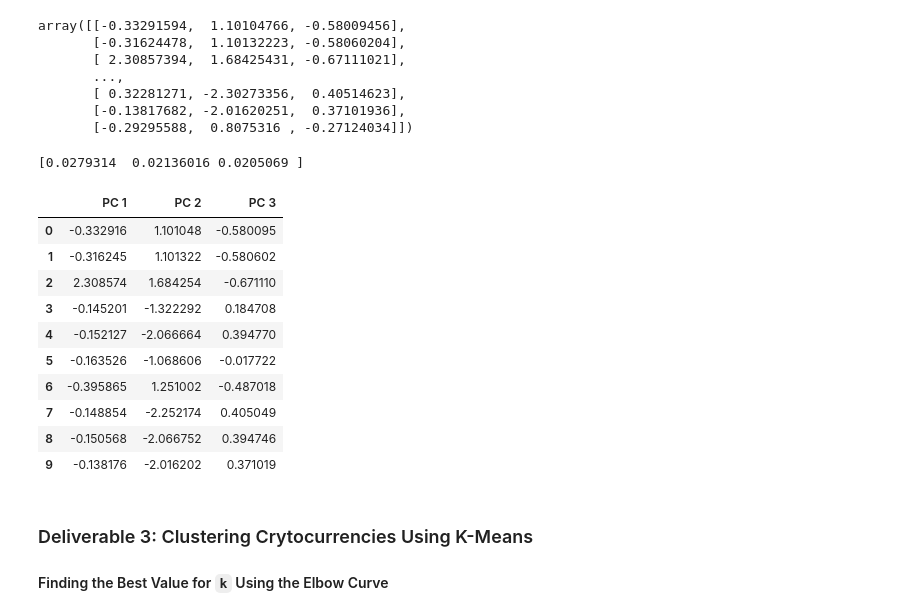
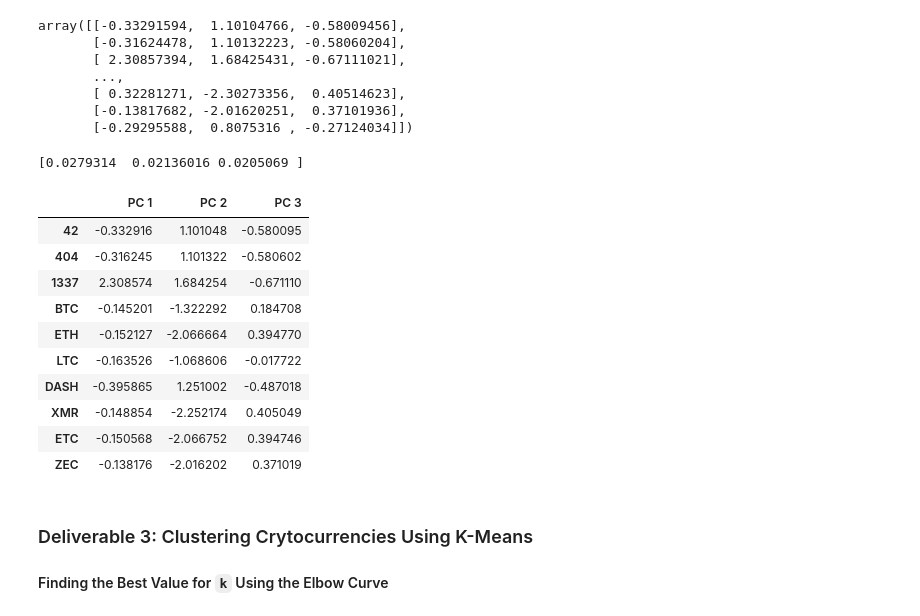
Before and after one commit to Daniel-Sanudo/Cryptocurrencies, a Jupyter notebook: crypto_clustering.ipynb, the cells around one changed output. Cells and saved outputs as stored; diff of their text form; code cells hidden in the pictures.

Commit message:
Modified the principal component's dataframe index

```diff
--- a/crypto_clustering.ipynb
+++ b/crypto_clustering.ipynb
@@ -202,22 +202,22 @@ array([[-0.33291594,  1.10104766, -0.58009456],
 # %%
 # Create a DataFrame with the three principal components.
 # YOUR CODE HERE
-pcs_df = pd.DataFrame(crypto_pca,columns=('PC 1', 'PC 2', 'PC 3'))
+pcs_df = pd.DataFrame(crypto_pca,columns=('PC 1', 'PC 2', 'PC 3'), index=X.index)
 print(pca.explained_variance_ratio_)
 pcs_df.head(10)
 # %% [output]
 [0.0279314  0.02136016 0.0205069 ]
 |  | PC 1 | PC 2 | PC 3 |
-| 0 | -0.332916 | 1.101048 | -0.580095 |
-| 1 | -0.316245 | 1.101322 | -0.580602 |
-| 2 | 2.308574 | 1.684254 | -0.671110 |
-| 3 | -0.145201 | -1.322292 | 0.184708 |
-| 4 | -0.152127 | -2.066664 | 0.394770 |
-| 5 | -0.163526 | -1.068606 | -0.017722 |
-| 6 | -0.395865 | 1.251002 | -0.487018 |
-| 7 | -0.148854 | -2.252174 | 0.405049 |
-| 8 | -0.150568 | -2.066752 | 0.394746 |
-| 9 | -0.138176 | -2.016202 | 0.371019 |
+| 42 | -0.332916 | 1.101048 | -0.580095 |
+| 404 | -0.316245 | 1.101322 | -0.580602 |
+| 1337 | 2.308574 | 1.684254 | -0.671110 |
+| BTC | -0.145201 | -1.322292 | 0.184708 |
+| ETH | -0.152127 | -2.066664 | 0.394770 |
+| LTC | -0.163526 | -1.068606 | -0.017722 |
+| DASH | -0.395865 | 1.251002 | -0.487018 |
+| XMR | -0.148854 | -2.252174 | 0.405049 |
+| ETC | -0.150568 | -2.066752 | 0.394746 |
+| ZEC | -0.138176 | -2.016202 | 0.371019 |
 # %% [markdown]
 ### Deliverable 3: Clustering Crytocurrencies Using K-Means
 
```
